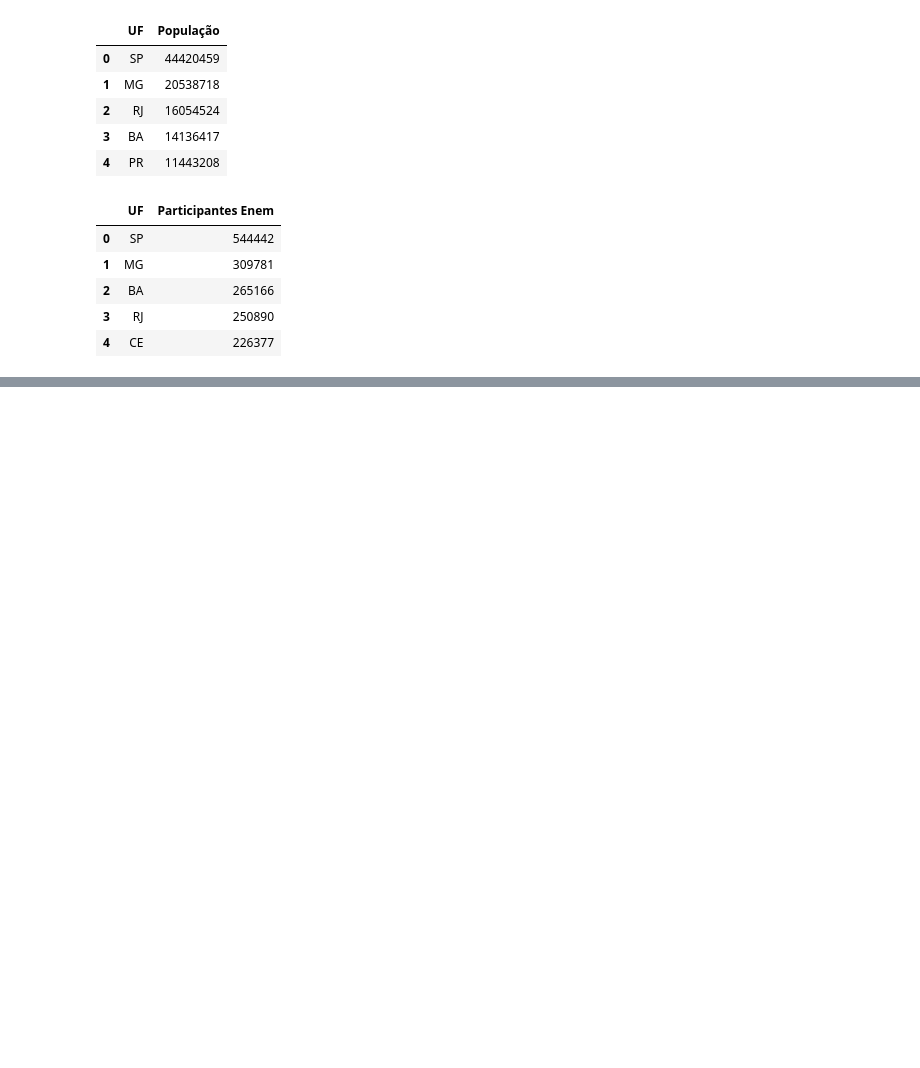
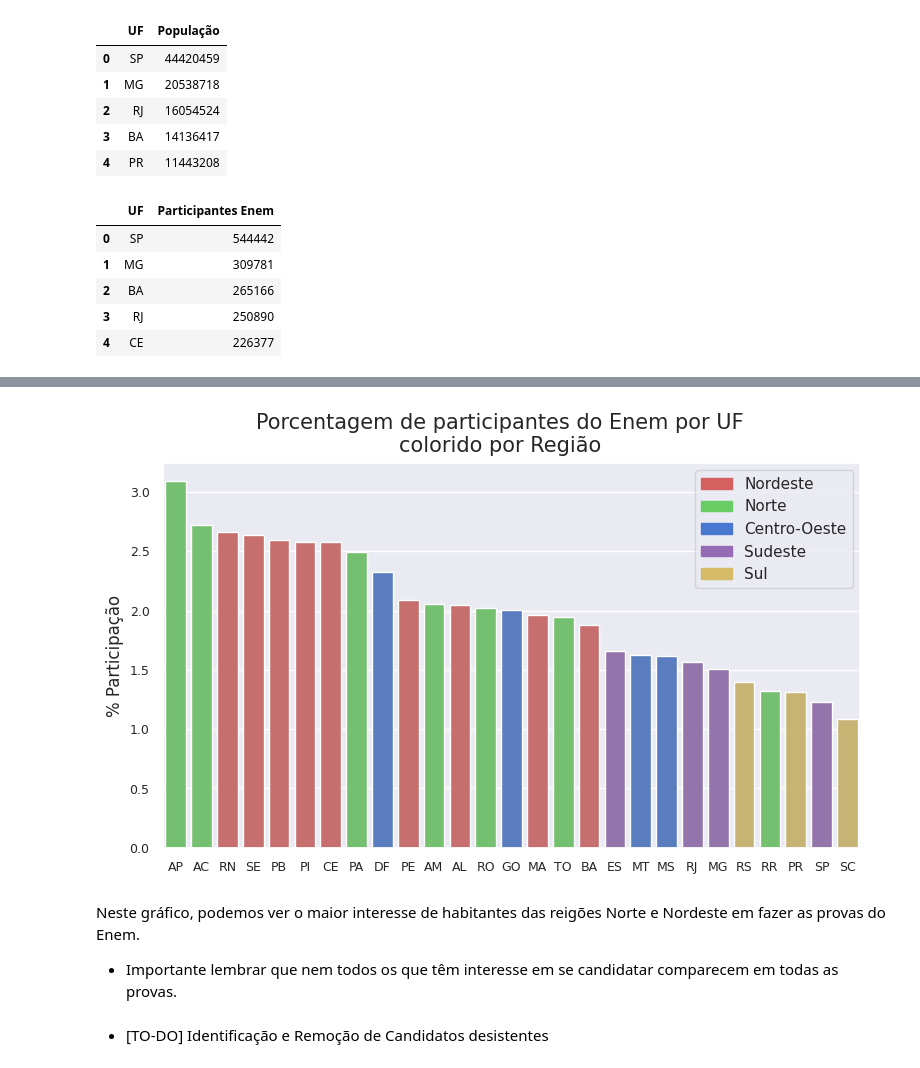
Before and after one commit to Tathy/Analise_Microdados_Enem_2022, a Jupyter notebook: Analise_de_Microdados_do_ENEM_2022.ipynb, the cells around one changed output, grey strips where cells are left out. Saved outputs shown, nothing was run; the diff lists cells and outputs as text; code cells hidden in the pictures; blank space fills up the shorter version.

```diff
--- a/Analise_de_Microdados_do_ENEM_2022.ipynb
+++ b/Analise_de_Microdados_do_ENEM_2022.ipynb
@@ -302,0 +322,46 @@ plt.show()
+# %%
+import matplotlib.patches as mpatches
+
+# Mapeamento de cores para as barras de acordo com a região
+def mapear_cores(regiao):
+    if regiao == 'Nordeste':
+        return '#D65F5F'
+    elif regiao == 'Norte':
+        return '#6ACC64'
+    elif regiao == 'Centro-Oeste':
+        return '#4878D0'
+    elif regiao == 'Sudeste':
+        return '#956CB4'
+    elif regiao == 'Sul':
+        return '#D5BB67'
+    else:
+        return 'gray'
+
+# Plot do gráfico, ordenado por porcentagens decrescentes de participantes do Enem
+# por UF e colorido por Região
+fig, ax = plt.subplots(figsize = (9,5))
+fig.suptitle('Porcentagem de participantes do Enem por UF\ncolorido por Região',
+             fontsize = 15)
+sns.barplot(data = uf_populacao_participantes_enem.sort_values('% Participação', ascending = False), x = 'UF', y = '% Participação',
+            palette = uf_populacao_participantes_enem.sort_values('% Participação', ascending = False)['Região'].apply(mapear_cores))
+ax.set(xlabel = '')
+ax.tick_params(labelsize = 9)
+
+# Legenda de cor por Região
+nordeste = mpatches.Patch(color='#D65F5F', label='Nordeste')
+norte = mpatches.Patch(color='#6ACC64', label='Norte')
+centro_oeste = mpatches.Patch(color='#4878D0', label='Centro-Oeste')
+sudeste = mpatches.Patch(color='#956CB4', label='Sudeste')
+sul = mpatches.Patch(color='#D5BB67', label='Sul')
+
+plt.legend(handles=[nordeste, norte, centro_oeste, sudeste, sul])
+
+plt.show()
+# %% [output]
+[figure, added]
+# %% [markdown]
+Neste gráfico, podemos ver o maior interesse de habitantes das reigões Norte e Nordeste em fazer as provas do Enem.
+
+* Importante lembrar que nem todos os que têm interesse em se candidatar comparecem em todas as provas.
+# %% [markdown]
+* [TO-DO] Identificação e Remoção de Candidatos desistentes
```
Also changed, not shown: parts of 9 cells of this notebook.
